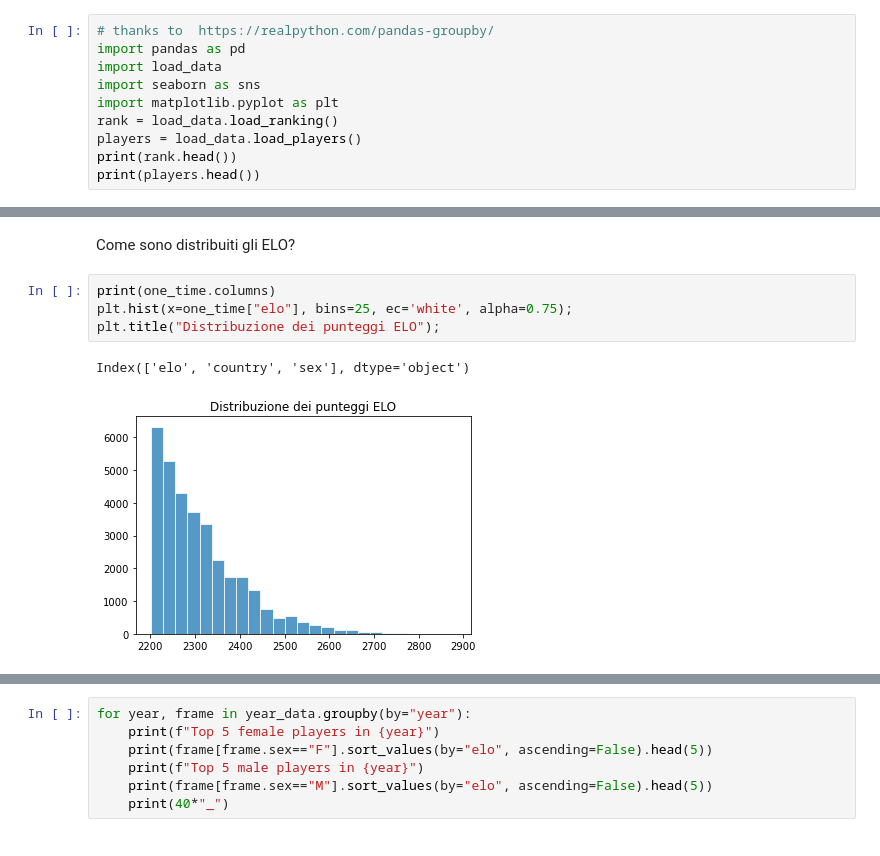
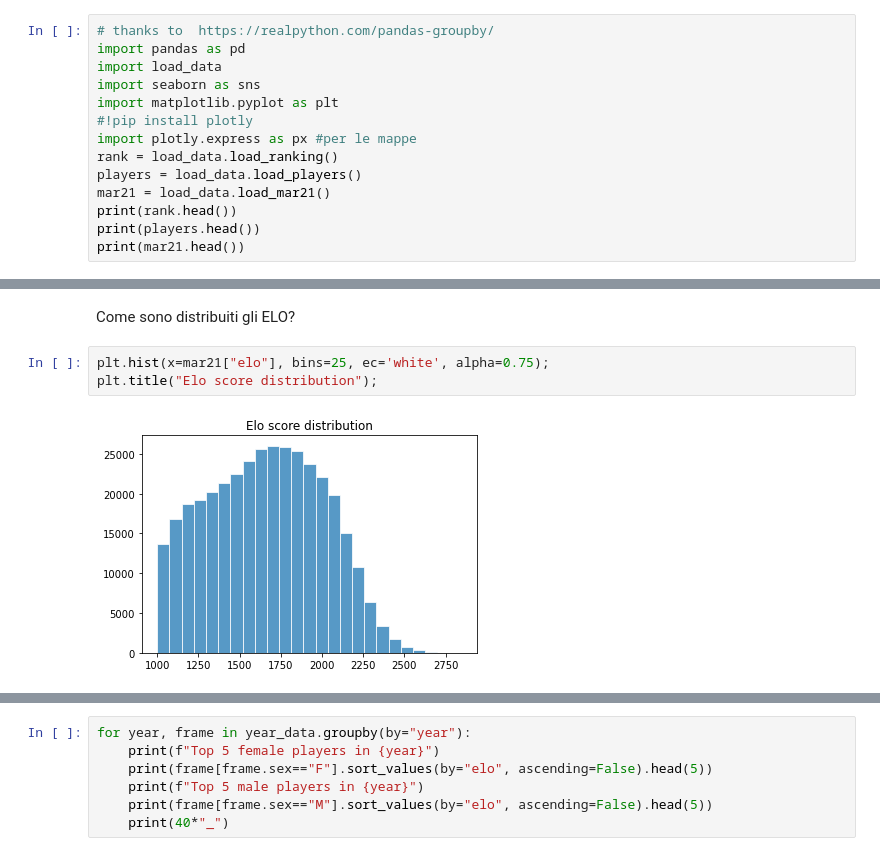
Before and after one commit to menegop/FIDE_chess_ranking, a Jupyter notebook: ita_tuto.ipynb, the cells around one changed output, grey strips where cells are left out. Drawn from its saved outputs; the diff is of its cells as text.

```diff
--- a/ita_tuto.ipynb
+++ b/ita_tuto.ipynb
@@ -29,10 +31,14 @@ import pandas as pd
 import load_data
 import seaborn as sns
 import matplotlib.pyplot as plt
+#!pip install plotly
+import plotly.express as px #per le mappe
 rank = load_data.load_ranking()
 players = load_data.load_players()
+mar21 = load_data.load_mar21()
 print(rank.head())
 print(players.head())
+print(mar21.head())
 # %% [output]
         id                  name     elo title       date
 0  1701991         Aaberg, Anton  2300.0   NaN 2001-01-01
@@ -100,9 +89,7 @@ one_time.head()
 # %% [markdown]
 Come sono distribuiti gli ELO?
 # %%
-print(one_time.columns)
-plt.hist(x=one_time["elo"], bins=25, ec='white', alpha=0.75);
-plt.title("Distribuzione dei punteggi ELO");
+plt.hist(x=mar21["elo"], bins=25, ec='white', alpha=0.75);
+plt.title("Elo score distribution");
 # %% [output]
-Index(['elo', 'country', 'sex'], dtype='object')
-[figure, old version]
+[figure, new version]
```
Also changed, not shown: parts of 40 cells of this notebook, 2 other files.
